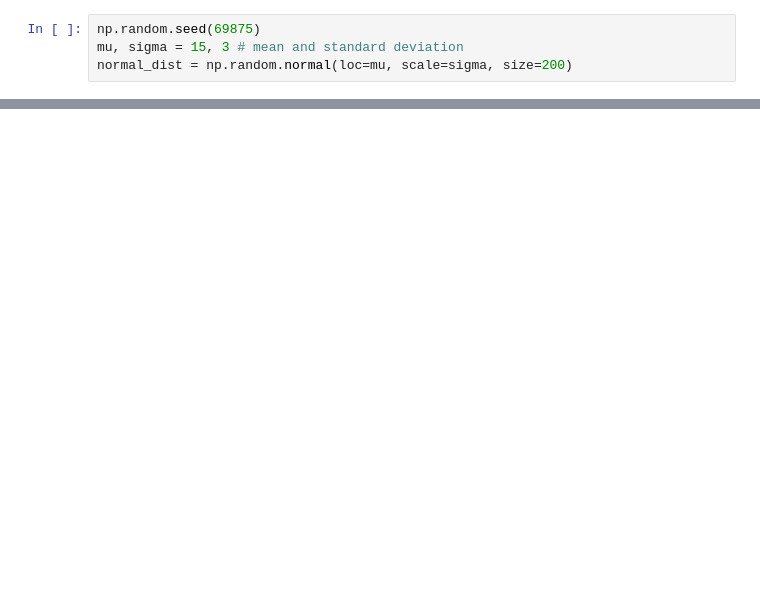
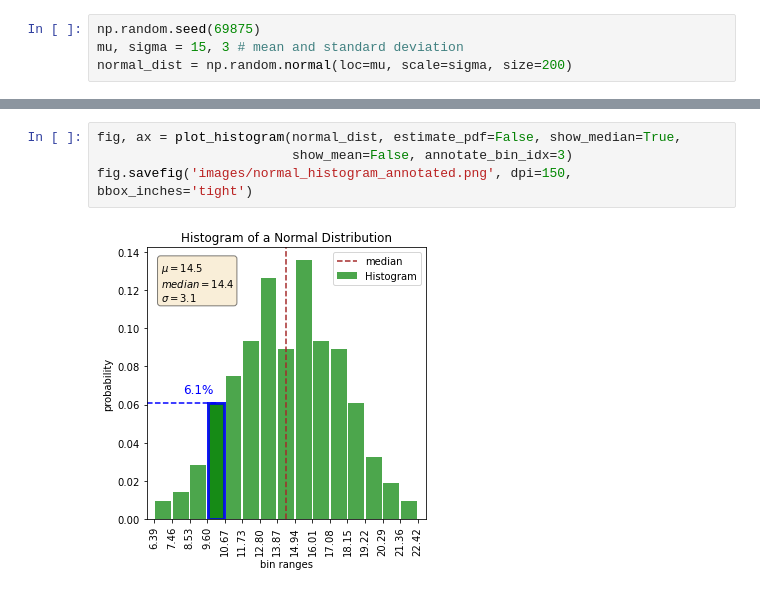
Before and after one commit to tyleracorn/lessons, a Jupyter notebook: Ex_histograms_and_CDFs.ipynb, the cells around one changed output, grey strips where cells are left out. Saved outputs shown, nothing was run; the diff lists cells and outputs as text; blank space fills up the shorter version.

```diff
--- a/Ex_histograms_and_CDFs.ipynb
+++ b/Ex_histograms_and_CDFs.ipynb
@@ -176,0 +257,6 @@ fig.savefig('normal_cdf.png', dpi=150, bbox_inches='tight')
+# %%
+fig, ax = plot_histogram(normal_dist, estimate_pdf=False, show_median=True,
+                         show_mean=False, annotate_bin_idx=3)
+fig.savefig('images/normal_histogram_annotated.png', dpi=150, bbox_inches='tight')
+# %% [output]
+[figure, added]
```
Also changed, not shown: parts of 35 cells of this notebook.
